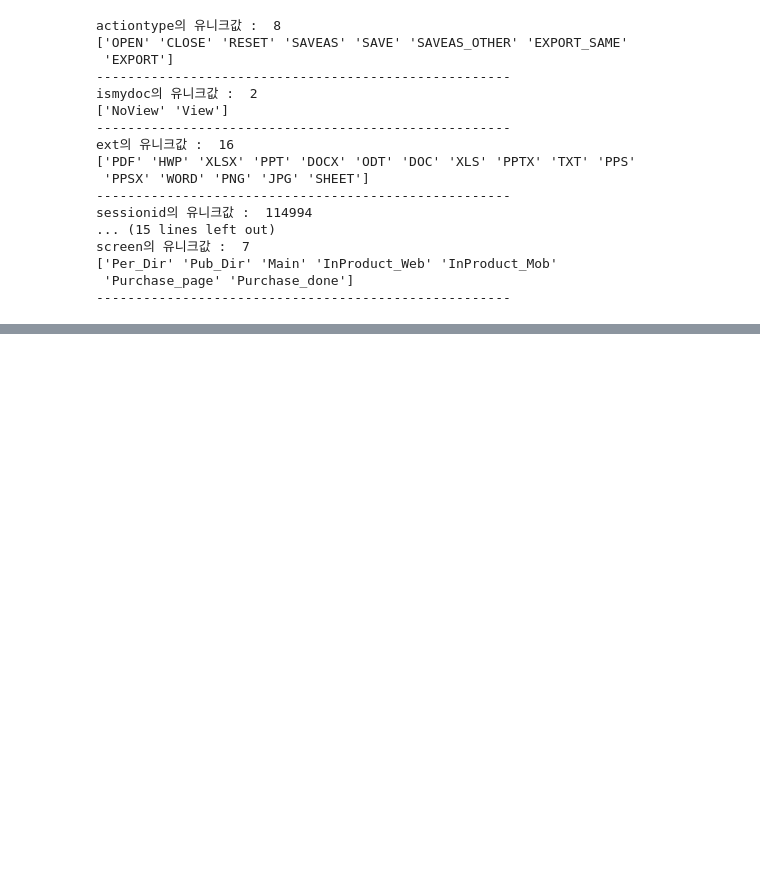
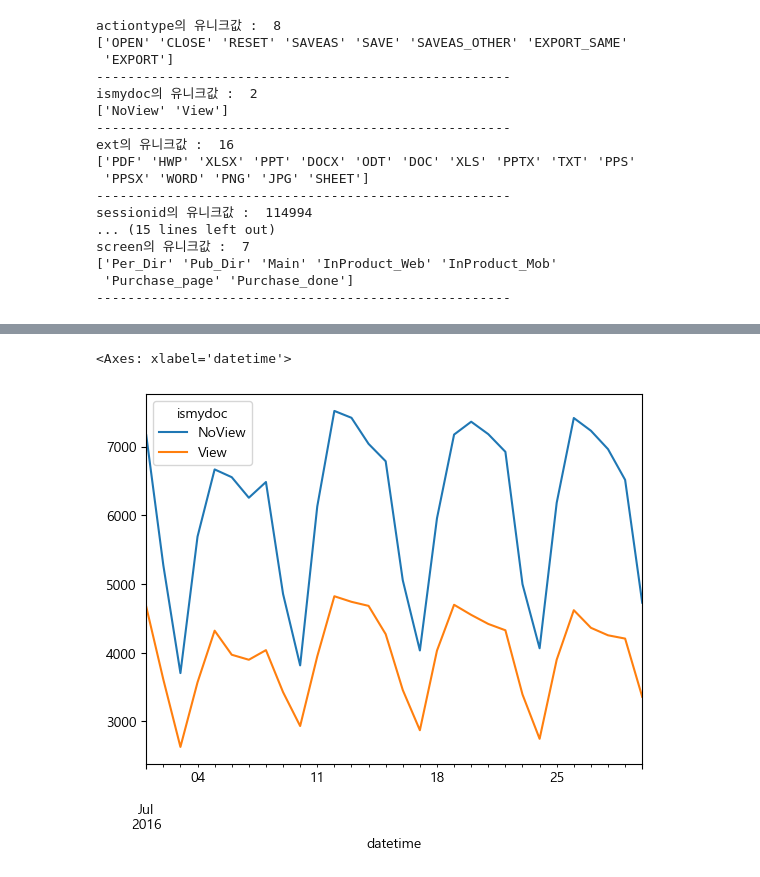
Before and after one commit to KIMJEONGSU/logs, a Jupyter notebook: logs.ipynb, the cells around one changed output, grey strips where cells are left out. Cells and saved outputs as stored; diff of their text form; code cells hidden in the pictures; blank space fills up the shorter version.

```diff
--- a/logs.ipynb
+++ b/logs.ipynb
@@ -123,0 +160,5 @@ log.groupby
+# %%
+log.groupby(['datetime','ismydoc']).size().unstack().plot()
+# %% [output]
+<Axes: xlabel='datetime'>
+[figure, added]
```
Also changed, not shown: parts of 30 cells of this notebook.
